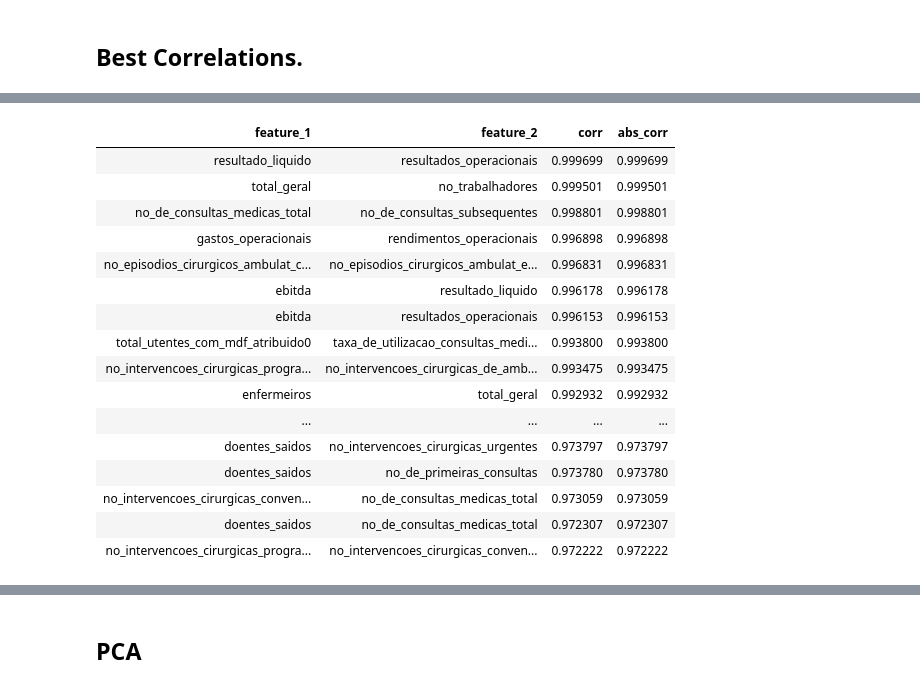
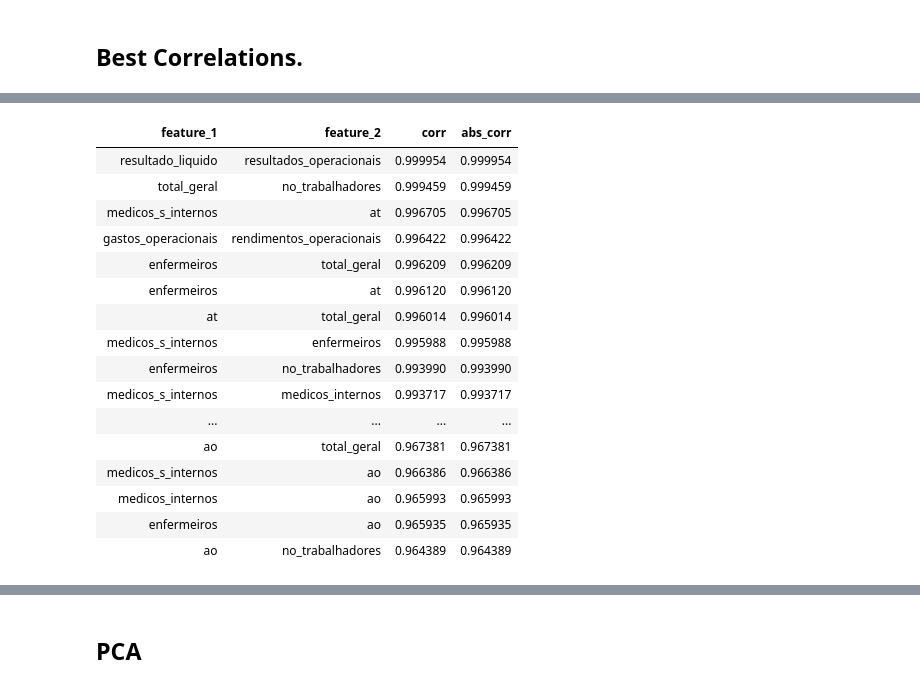
Before and after one commit to claudio3472/SNSDashboard, a Jupyter notebook: notebooks/master_analysis.ipynb, the cells around one changed output, grey strips where cells are left out. Saved outputs shown, nothing was run; the diff lists cells and outputs as text; code cells hidden in the pictures.

```diff
--- a/notebooks/master_analysis.ipynb
+++ b/notebooks/master_analysis.ipynb
@@ -353,35 +281,38 @@ plt.show()
 # %%
 from IPython.display import display
 
-# Assuming 'df' is defined earlier in your script
-num_df = df.select_dtypes(include=['float64', 'int64'])
-corr_full = num_df.corr()
+col_tipo = "tipo_instituicao"
+top_n = 25
 
-# Create mask for the upper triangle (excluding diagonal)
-mask = np.triu(np.ones_like(corr_full, dtype=bool), k=1)
+for tipo in df[col_tipo].unique():
+    print(f"\n=== Correlações para instituição: {tipo} ===")
 
-pairs_df = (
-    corr_full.where(mask)
-    .stack()
-    .rename('corr')
-    .reset_index()
-    .rename(columns={'level_0': 'feature_1', 'level_1': 'feature_2'})
-    .dropna() # Added to explicitly drop NaN correlations from zero-variance columns
-)
+    df_tipo = df[df[col_tipo] == tipo]
+    num_df = df_tipo.select_dtypes(include=['float64', 'int64'])
 
-pairs_df['abs_corr'] = pairs_df['corr'].abs()
-pairs_sorted = pairs_df.sort_values('abs_corr', ascending=False)
+    corr_full = num_df.corr()
+    mask = np.triu(np.ones_like(corr_full, dtype=bool), k=1)
 
-top_n = 25
-styled = (
-    pairs_sorted.head(top_n)
-    .style
-    .set_caption(f"<b>Top {top_n} Highest Feature Correlations</b>") # Added a nice caption
-    .format({'corr': '{:.6f}', 'abs_corr': '{:.6f}'})
-    .background_gradient(cmap='RdYlBu_r', subset=['corr'])
-    .bar(subset=['abs_corr'], color='#1f77b4')
-    .hide(axis='index')
-)
+    pairs_df = (
+        corr_full.where(mask)
+        .stack()
+        .rename('corr')
+        .reset_index()
+        .rename(columns={'level_0': 'feature_1', 'level_1': 'feature_2'})
+    )
 
-display(styled)
+    pairs_df['abs_corr'] = pairs_df['corr'].abs()
+    pairs_sorted = pairs_df.sort_values('abs_corr', ascending=False)
+
+    styled = (
+        pairs_sorted.head(top_n)
+        .style
+        .set_caption(f"<b>Top {top_n} Correlações — {tipo}</b>")
+        .format({'corr': '{:.6f}', 'abs_corr': '{:.6f}'})
+        .background_gradient(cmap='RdYlBu_r', subset=['corr'])
+        .bar(subset=['abs_corr'], color='#1f77b4')
+        .hide(axis='index')
+    )
+
+    display(styled)
 # %% [output]
@@ -389,17 +321,17 @@ Top 25 Highest Feature Correlations
 | feature_1 | feature_2 | corr | abs_corr |
-| resultado_liquido | resultados_operacionais | 0.999699 | 0.999699 |
-| total_geral | no_trabalhadores | 0.999501 | 0.999501 |
-| no_de_consultas_medicas_total | no_de_consultas_subsequentes | 0.998801 | 0.998801 |
-| gastos_operacionais | rendimentos_operacionais | 0.996898 | 0.996898 |
-| no_episodios_cirurgicos_ambulat_c... | no_episodios_cirurgicos_ambulat_e... | 0.996831 | 0.996831 |
-| ebitda | resultado_liquido | 0.996178 | 0.996178 |
-| ebitda | resultados_operacionais | 0.996153 | 0.996153 |
-| total_utentes_com_mdf_atribuido0 | taxa_de_utilizacao_consultas_medi... | 0.993800 | 0.993800 |
-| no_intervencoes_cirurgicas_progra... | no_intervencoes_cirurgicas_de_amb... | 0.993475 | 0.993475 |
-| enfermeiros | total_geral | 0.992932 | 0.992932 |
+| resultado_liquido | resultados_operacionais | 0.999954 | 0.999954 |
+| total_geral | no_trabalhadores | 0.999459 | 0.999459 |
+| medicos_s_internos | at | 0.996705 | 0.996705 |
+| gastos_operacionais | rendimentos_operacionais | 0.996422 | 0.996422 |
+| enfermeiros | total_geral | 0.996209 | 0.996209 |
+| enfermeiros | at | 0.996120 | 0.996120 |
+| at | total_geral | 0.996014 | 0.996014 |
+| medicos_s_internos | enfermeiros | 0.995988 | 0.995988 |
+| enfermeiros | no_trabalhadores | 0.993990 | 0.993990 |
+| medicos_s_internos | medicos_internos | 0.993717 | 0.993717 |
 | ... | ... | ... | ... |
-| doentes_saidos | no_intervencoes_cirurgicas_urgentes | 0.973797 | 0.973797 |
-| doentes_saidos | no_de_primeiras_consultas | 0.973780 | 0.973780 |
-| no_intervencoes_cirurgicas_conven... | no_de_consultas_medicas_total | 0.973059 | 0.973059 |
-| doentes_saidos | no_de_consultas_medicas_total | 0.972307 | 0.972307 |
-| no_intervencoes_cirurgicas_progra... | no_intervencoes_cirurgicas_conven... | 0.972222 | 0.972222 |
+| ao | total_geral | 0.967381 | 0.967381 |
+| medicos_s_internos | ao | 0.966386 | 0.966386 |
+| medicos_internos | ao | 0.965993 | 0.965993 |
+| enfermeiros | ao | 0.965935 | 0.965935 |
+| ao | no_trabalhadores | 0.964389 | 0.964389 |
```
Also changed, not shown: parts of 26 cells of this notebook, 1 other file.
